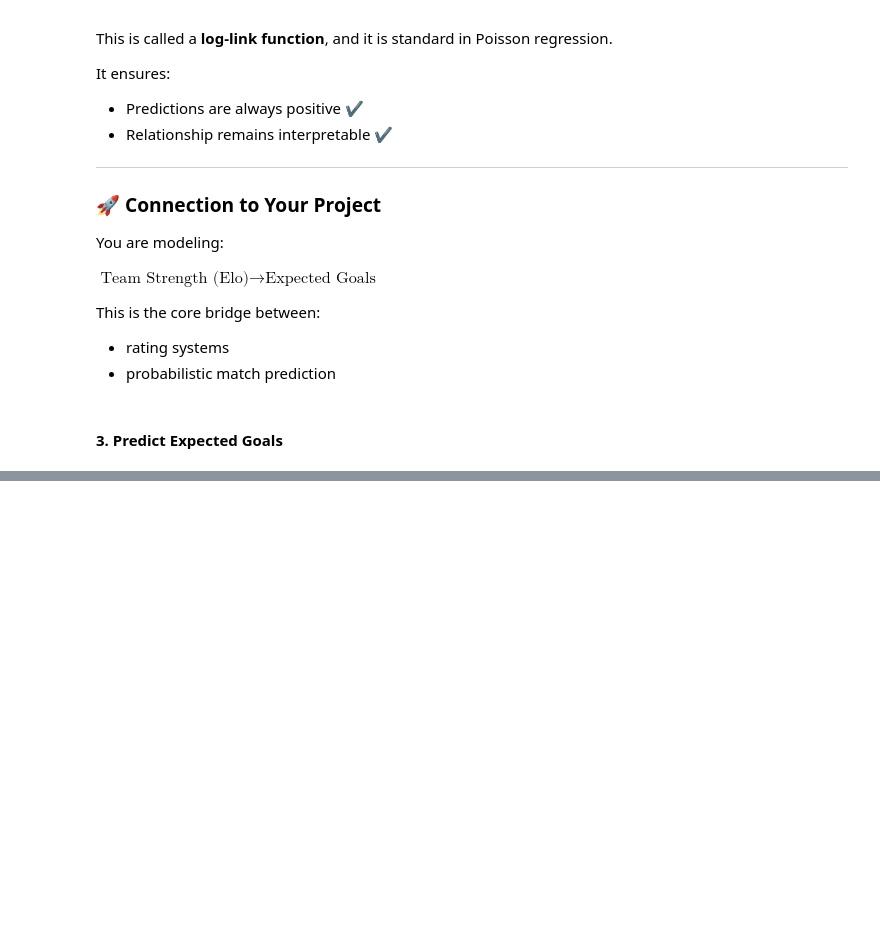
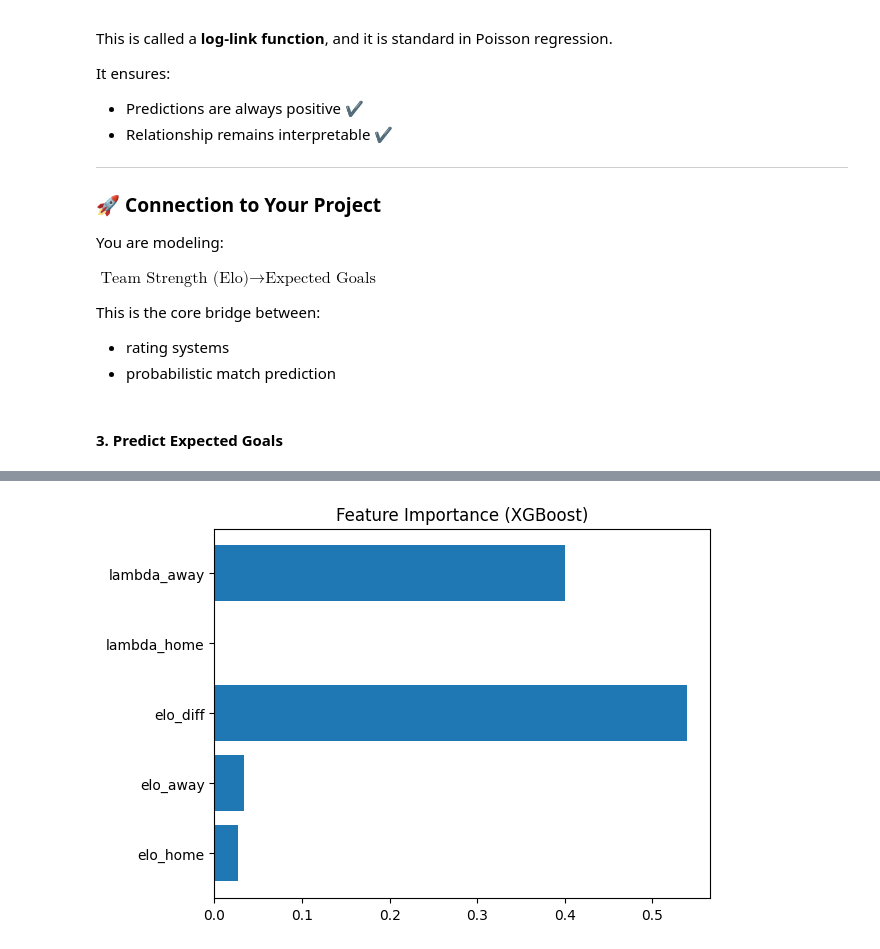
Before and after one commit to Joachim-Wambua/WorldCup26_PredictionProject, a Jupyter notebook: notebooks/poisson_model.ipynb, the cells around one changed output, grey strips where cells are left out. Cells and saved outputs as stored; diff of their text form; code cells hidden in the pictures; blank space fills up the shorter version.

```diff
--- a/notebooks/poisson_model.ipynb
+++ b/notebooks/poisson_model.ipynb
@@ -271,0 +297,35 @@ def get_lambda(team_a, team_b, elo_dict):
+# %%
+features = [
+    "elo_home",
+    "elo_away",
+    "elo_diff",
+    "lambda_home",
+    "lambda_away"
+]
+# %%
+# TRAIN/TEST SPLIT
+X = df[features]
+y = df["result"]
+
+X_train, X_test, y_train, y_test = train_test_split(
+    X, y, test_size=0.2, random_state=42
+)
+
+# Train XGBoost Model
+xgb_model = XGBClassifier(
+    objective="multi:softprob",  # gives probabilities (IMPORTANT)
+    num_class=3,
+    n_estimators=200,
+    max_depth=4,
+    learning_rate=0.05,
+    eval_metric="mlogloss"
+)
+
+xgb_model.fit(X_train, y_train)
+
+xgb_model.save_model("xgb_model.json")
+
+# EVALUATE MODEL PERFORMANCE
+y_pred = xgb_model.predict(X_test)
+
+print("Accuracy:", accuracy_score(y_test, y_pred))
@@ -271,0 +352,9 @@ def get_lambda(team_a, team_b, elo_dict):
+# %%
+# EVALUATE FEATURE PERFORMANCE
+importances = xgb_model.feature_importances_
+
+plt.barh(features, importances)
+plt.title("Feature Importance (XGBoost)")
+plt.show()
+# %% [output]
+[figure, added]
```
Also changed, not shown: parts of 20 cells of this notebook, 8 other files.
